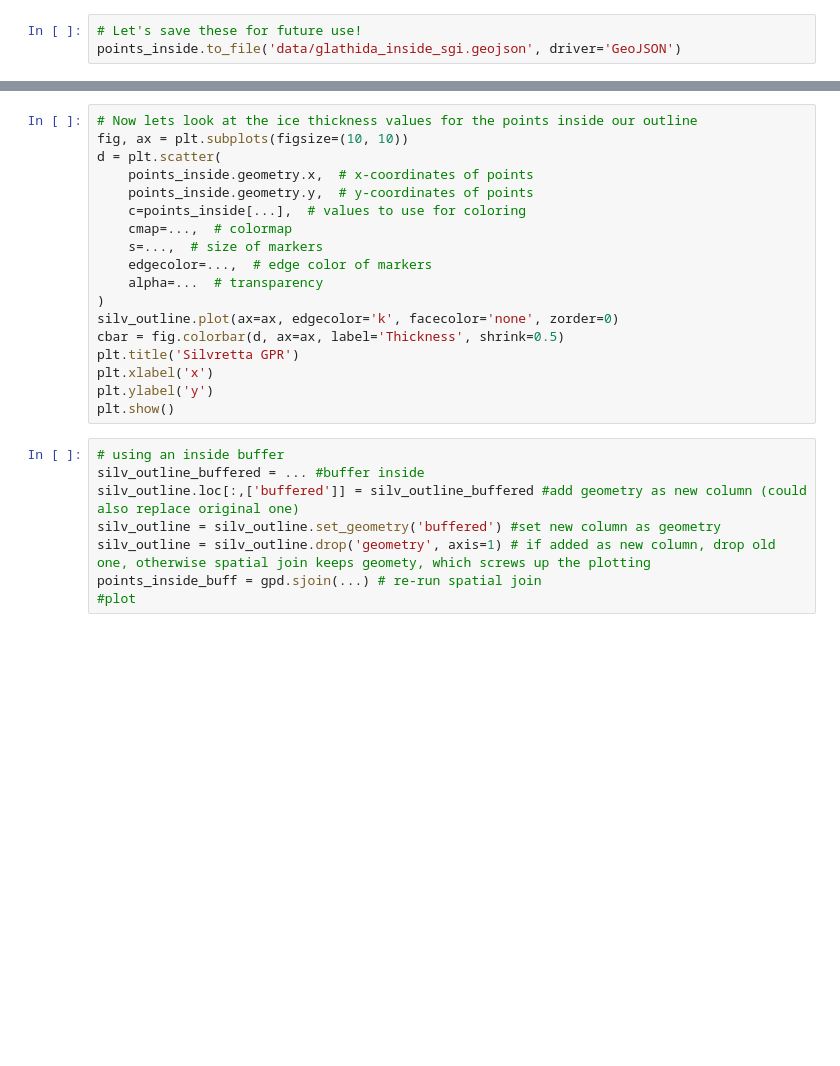
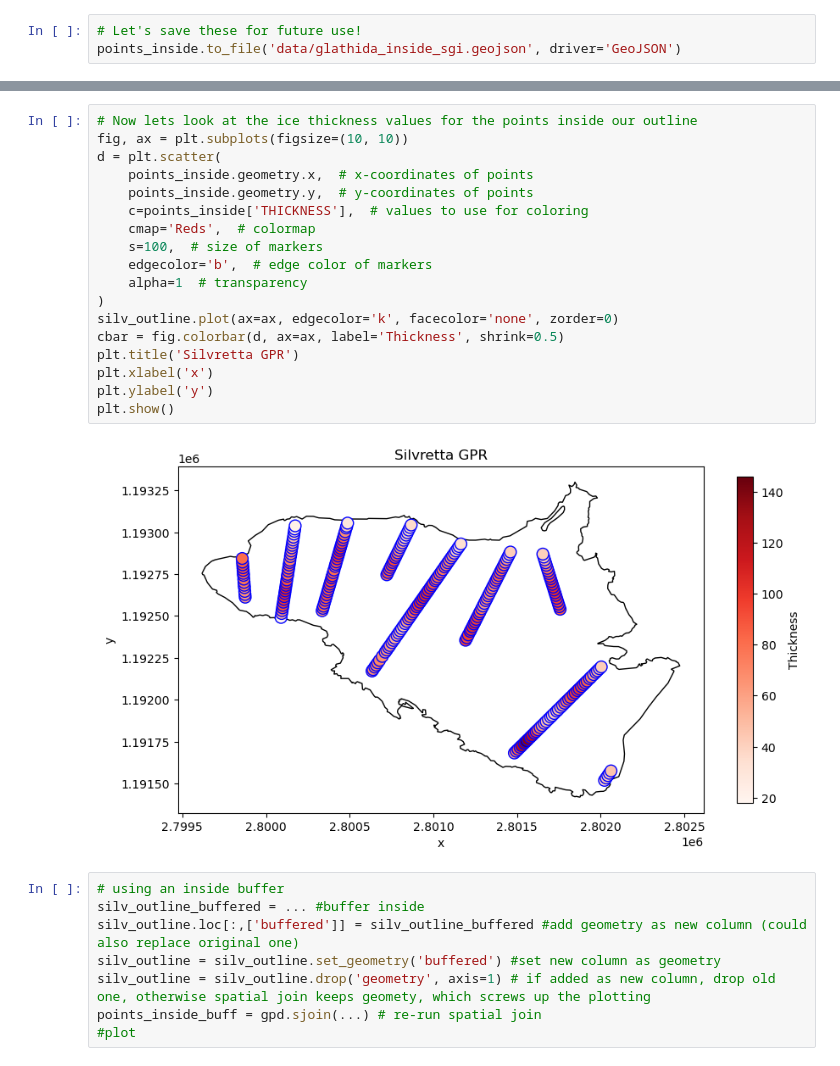
Before and after one commit to fquaren/CORDS, a Jupyter notebook: Workshop-Geodata-Processing/Working-with-vector-data.ipynb, the cells around one changed output, grey strips where cells are left out. Saved outputs shown, nothing was run; the diff lists cells and outputs as text; blank space fills up the shorter version.

```diff
--- a/Workshop-Geodata-Processing/Working-with-vector-data.ipynb
+++ b/Workshop-Geodata-Processing/Working-with-vector-data.ipynb
@@ -350,21 +431,23 @@ plt.show()
 # %%
 # Now lets look at the ice thickness values for the points inside our outline
 fig, ax = plt.subplots(figsize=(10, 10))
 d = plt.scatter(
     points_inside.geometry.x,  # x-coordinates of points
     points_inside.geometry.y,  # y-coordinates of points
-    c=points_inside[...],  # values to use for coloring
-    cmap=...,  # colormap
-    s=...,  # size of markers
-    edgecolor=...,  # edge color of markers
-    alpha=...  # transparency
+    c=points_inside['THICKNESS'],  # values to use for coloring
+    cmap='Reds',  # colormap
+    s=100,  # size of markers
+    edgecolor='b',  # edge color of markers
+    alpha=1  # transparency
 )
 silv_outline.plot(ax=ax, edgecolor='k', facecolor='none', zorder=0)
 cbar = fig.colorbar(d, ax=ax, label='Thickness', shrink=0.5)
 plt.title('Silvretta GPR')
 plt.xlabel('x')
 plt.ylabel('y')
 plt.show()
+# %% [output]
+[figure, added]
 # %%
 # using an inside buffer
 silv_outline_buffered = ... #buffer inside
```
Also changed, not shown: parts of 17 cells of this notebook, 1 other file.
